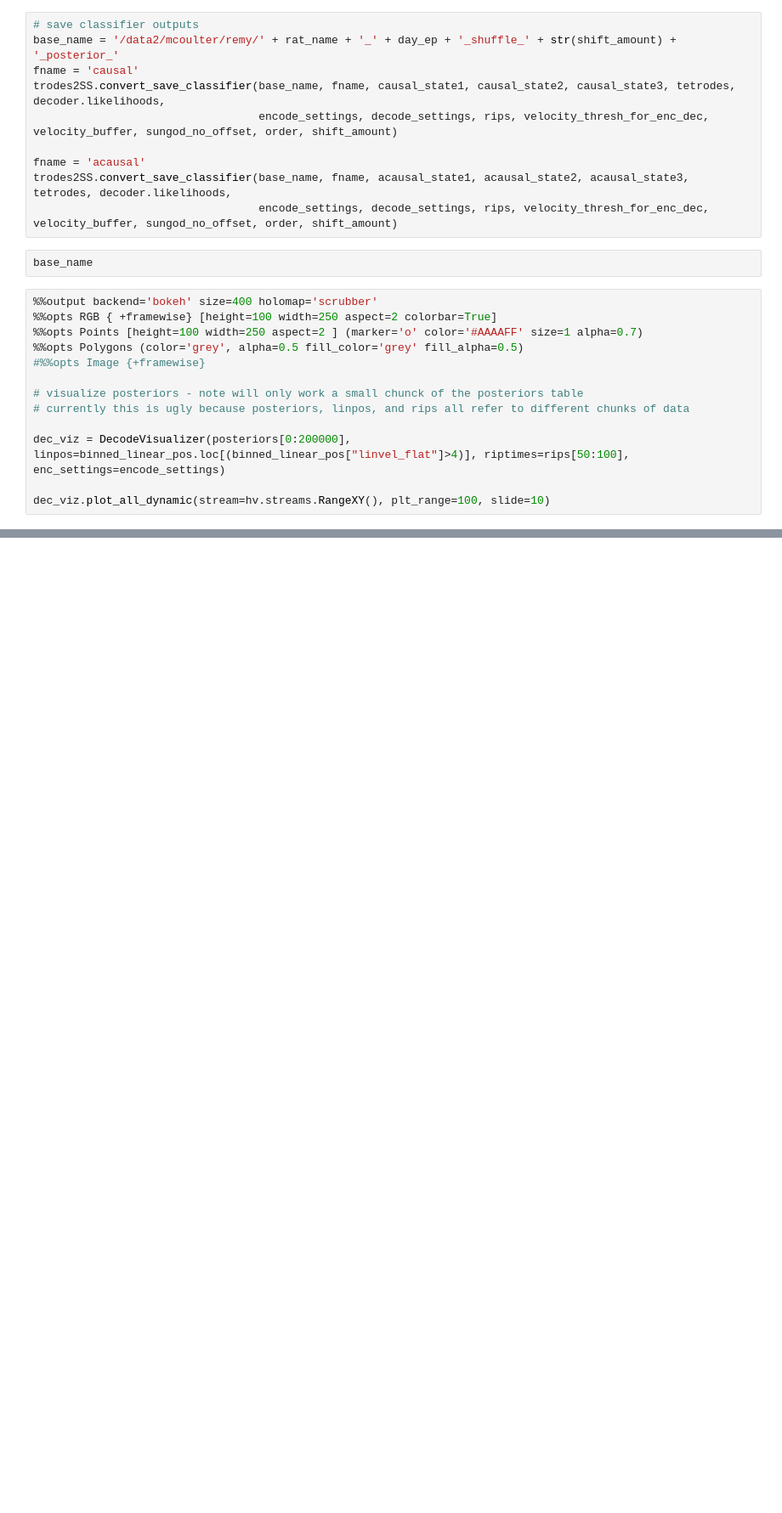
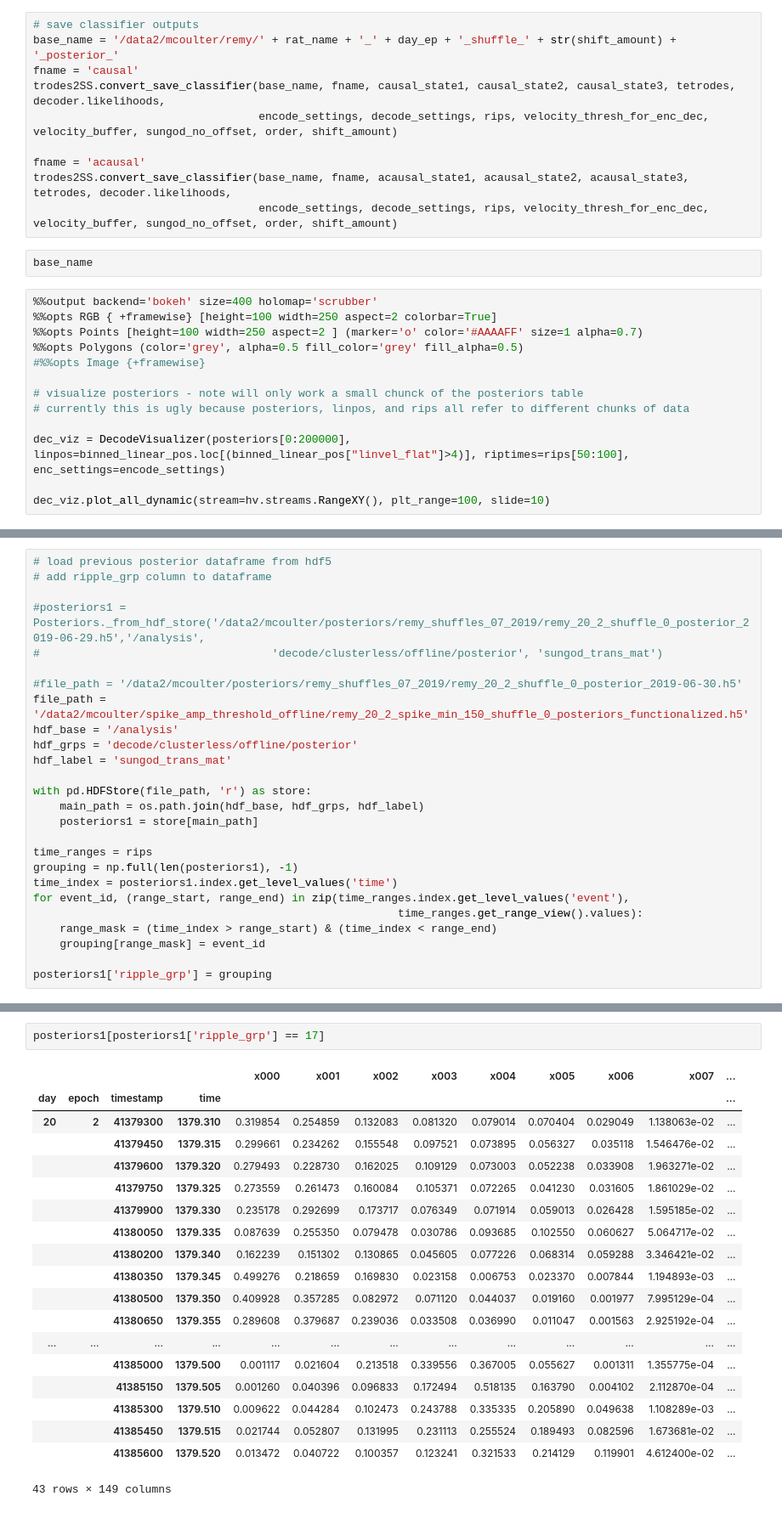
Before and after one commit to trevortknguyen/spykshrk_realtime, a Jupyter notebook: jupyter-notebooks/MEC_Decoding_functionalized.ipynb, the cells around one changed output, grey strips where cells are left out. Shown at 85% size. Cells and saved outputs as stored; diff of their text form; blank space fills up the shorter version.

```diff
--- a/jupyter-notebooks/MEC_Decoding_functionalized.ipynb
+++ b/jupyter-notebooks/MEC_Decoding_functionalized.ipynb
@@ -381,0 +406,26 @@ dec_viz.plot_all_dynamic(stream=hv.streams.RangeXY(), plt_range=100, slide=10)
+# %%
+# load previous posterior dataframe from hdf5
+# add ripple_grp column to dataframe
+
+#posteriors1 = Posteriors._from_hdf_store('/data2/mcoulter/posteriors/remy_shuffles_07_2019/remy_20_2_shuffle_0_posterior_2019-06-29.h5','/analysis',
+#                                   'decode/clusterless/offline/posterior', 'sungod_trans_mat')
+
+#file_path = '/data2/mcoulter/posteriors/remy_shuffles_07_2019/remy_20_2_shuffle_0_posterior_2019-06-30.h5'
+file_path = '/data2/mcoulter/spike_amp_threshold_offline/remy_20_2_spike_min_150_shuffle_0_posteriors_functionalized.h5'
+hdf_base = '/analysis'
+hdf_grps = 'decode/clusterless/offline/posterior'
+hdf_label = 'sungod_trans_mat'
+
+with pd.HDFStore(file_path, 'r') as store:
+    main_path = os.path.join(hdf_base, hdf_grps, hdf_label)
+    posteriors1 = store[main_path]
+
+time_ranges = rips
+grouping = np.full(len(posteriors1), -1)
+time_index = posteriors1.index.get_level_values('time')
+for event_id, (range_start, range_end) in zip(time_ranges.index.get_level_values('event'),
+                                                       time_ranges.get_range_view().values):
+    range_mask = (time_index > range_start) & (time_index < range_end)
+    grouping[range_mask] = event_id
+
+posteriors1['ripple_grp'] = grouping
@@ -381,0 +541,22 @@ dec_viz.plot_all_dynamic(stream=hv.streams.RangeXY(), plt_range=100, slide=10)
+# %%
+posteriors1[posteriors1['ripple_grp'] == 17]
+# %% [output]
+|  |  |  |  | x000 | x001 | x002 | x003 | x004 | x005 | x006 | x007 | ... |
+| day | epoch | timestamp | time |  |  |  |  |  |  |  |  | ... |
+| 20 | 2 | 41379300 | 1379.310 | 0.319854 | 0.254859 | 0.132083 | 0.081320 | 0.079014 | 0.070404 | 0.029049 | 1.138063e-02 | ... |
+|  |  | 41379450 | 1379.315 | 0.299661 | 0.234262 | 0.155548 | 0.097521 | 0.073895 | 0.056327 | 0.035118 | 1.546476e-02 | ... |
+|  |  | 41379600 | 1379.320 | 0.279493 | 0.228730 | 0.162025 | 0.109129 | 0.073003 | 0.052238 | 0.033908 | 1.963271e-02 | ... |
+|  |  | 41379750 | 1379.325 | 0.273559 | 0.261473 | 0.160084 | 0.105371 | 0.072265 | 0.041230 | 0.031605 | 1.861029e-02 | ... |
+|  |  | 41379900 | 1379.330 | 0.235178 | 0.292699 | 0.173717 | 0.076349 | 0.071914 | 0.059013 | 0.026428 | 1.595185e-02 | ... |
+|  |  | 41380050 | 1379.335 | 0.087639 | 0.255350 | 0.079478 | 0.030786 | 0.093685 | 0.102550 | 0.060627 | 5.064717e-02 | ... |
+|  |  | 41380200 | 1379.340 | 0.162239 | 0.151302 | 0.130865 | 0.045605 | 0.077226 | 0.068314 | 0.059288 | 3.346421e-02 | ... |
+|  |  | 41380350 | 1379.345 | 0.499276 | 0.218659 | 0.169830 | 0.023158 | 0.006753 | 0.023370 | 0.007844 | 1.194893e-03 | ... |
+|  |  | 41380500 | 1379.350 | 0.409928 | 0.357285 | 0.082972 | 0.071120 | 0.044037 | 0.019160 | 0.001977 | 7.995129e-04 | ... |
+|  |  | 41380650 | 1379.355 | 0.289608 | 0.379687 | 0.239036 | 0.033508 | 0.036990 | 0.011047 | 0.001563 | 2.925192e-04 | ... |
+| ... | ... | ... | ... | ... | ... | ... | ... | ... | ... | ... | ... | ... |
+|  |  | 41385000 | 1379.500 | 0.001117 | 0.021604 | 0.213518 | 0.339556 | 0.367005 | 0.055627 | 0.001311 | 1.355775e-04 | ... |
+|  |  | 41385150 | 1379.505 | 0.001260 | 0.040396 | 0.096833 | 0.172494 | 0.518135 | 0.163790 | 0.004102 | 2.112870e-04 | ... |
+|  |  | 41385300 | 1379.510 | 0.009622 | 0.044284 | 0.102473 | 0.243788 | 0.335335 | 0.205890 | 0.049638 | 1.108289e-03 | ... |
+|  |  | 41385450 | 1379.515 | 0.021744 | 0.052807 | 0.131995 | 0.231113 | 0.255524 | 0.189493 | 0.082596 | 1.673681e-02 | ... |
+|  |  | 41385600 | 1379.520 | 0.013472 | 0.040722 | 0.100357 | 0.123241 | 0.321533 | 0.214129 | 0.119901 | 4.612400e-02 | ... |
+43 rows × 149 columns
```
Also changed, not shown: parts of 24 cells of this notebook, 4 other files.
